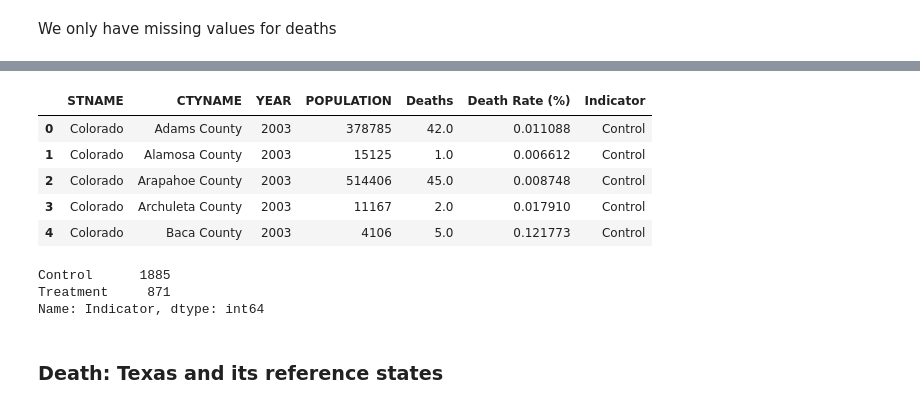
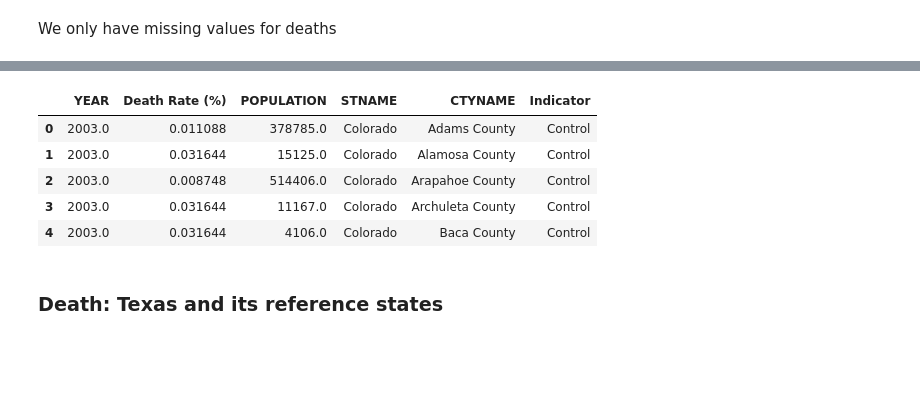
Before and after one commit to YZhu0225/Estimating-the-Impact-of-Opioid-Control-Policies, a Jupyter notebook: 10_code/merge_pop_death.ipynb, the cells around one changed output, grey strips where cells are left out. Cells and saved outputs as stored; diff of their text form; code cells hidden in the pictures; blank space fills up the shorter version.

Commit message:
use KNN to impute death missings

```diff
--- a/10_code/merge_pop_death.ipynb
+++ b/10_code/merge_pop_death.ipynb
@@ -95,6 +107,3 @@ _merge           0
 dtype: int64
 # %% [markdown]
 We only have missing values for deaths
-# %%
-# use random number 1-10 to fill the missing values
-fl_death_pop['Deaths'] = fl_death_pop['Deaths'].apply(lambda x: np.random.randint(0, 10) if np.isnan(x) else x)
@@ -100,0 +112,19 @@ fl_death_pop['Deaths'] = fl_death_pop['Deaths'].apply(lambda x: np.random.randin
+# %%
+# import knn imputer
+from sklearn.impute import KNNImputer
+
+imputed_fl_death_pop = pd.DataFrame(columns=['YEAR', 'Death Rate (%)', 'POPULATION', 'STNAME'])
+impute_df = fl_death_pop.loc[:, ['YEAR', 'STNAME', 'Death Rate (%)', 'POPULATION']]
+
+for state in fl_death_pop['STNAME'].unique():
+    X = impute_df.loc[impute_df['STNAME'] == state, ['YEAR', 'Death Rate (%)', 'POPULATION']]
+    imputer = KNNImputer(n_neighbors=3)
+    imputer.fit(X)
+    X_imputed = imputer.transform(X)
+    X_imputed = pd.DataFrame(X_imputed, columns=['YEAR', 'Death Rate (%)', 'POPULATION'])
+    X_imputed['STNAME'] = state
+    imputed_fl_death_pop = pd.concat([imputed_fl_death_pop, X_imputed])
+# %%
+imputed_fl_death_pop = imputed_fl_death_pop.reset_index(drop=True)
+imputed_fl_death_pop = pd.concat([imputed_fl_death_pop, fl_death_pop.loc[:, ['CTYNAME']]], axis=1)
+imputed_fl_death_pop.head()
@@ -125,17 +144,11 @@ fl_death_pop.head()
 # %%
 # Add indicator for treatment and control group
-fl_death_pop['Indicator'] = fl_death_pop['STNAME'].apply(lambda x: "Treatment" if x == 'Florida' else "Control")
-fl_death_pop.head()
+imputed_fl_death_pop['Indicator'] = imputed_fl_death_pop['STNAME'].apply(lambda x: "Treatment" if x == 'Florida' else "Control")
+imputed_fl_death_pop.head()
 # %% [output]
-|  | STNAME | CTYNAME | YEAR | POPULATION | Deaths | Death Rate (%) | Indicator |
-| 0 | Colorado | Adams County | 2003 | 378785 | 42.0 | 0.011088 | Control |
-| 1 | Colorado | Alamosa County | 2003 | 15125 | 1.0 | 0.006612 | Control |
-| 2 | Colorado | Arapahoe County | 2003 | 514406 | 45.0 | 0.008748 | Control |
-| 3 | Colorado | Archuleta County | 2003 | 11167 | 2.0 | 0.017910 | Control |
-| 4 | Colorado | Baca County | 2003 | 4106 | 5.0 | 0.121773 | Control |
+|  | YEAR | Death Rate (%) | POPULATION | STNAME | CTYNAME | Indicator |
+| 0 | 2003.0 | 0.011088 | 378785.0 | Colorado | Adams County | Control |
+| 1 | 2003.0 | 0.031644 | 15125.0 | Colorado | Alamosa County | Control |
+| 2 | 2003.0 | 0.008748 | 514406.0 | Colorado | Arapahoe County | Control |
+| 3 | 2003.0 | 0.031644 | 11167.0 | Colorado | Archuleta County | Control |
+| 4 | 2003.0 | 0.031644 | 4106.0 | Colorado | Baca County | Control |
-# %%
-fl_death_pop.Indicator.value_counts()
-# %% [output]
-Control      1885
-Treatment     871
-Name: Indicator, dtype: int64
```
Also changed, not shown: parts of 32 cells of this notebook, 1 other file.
